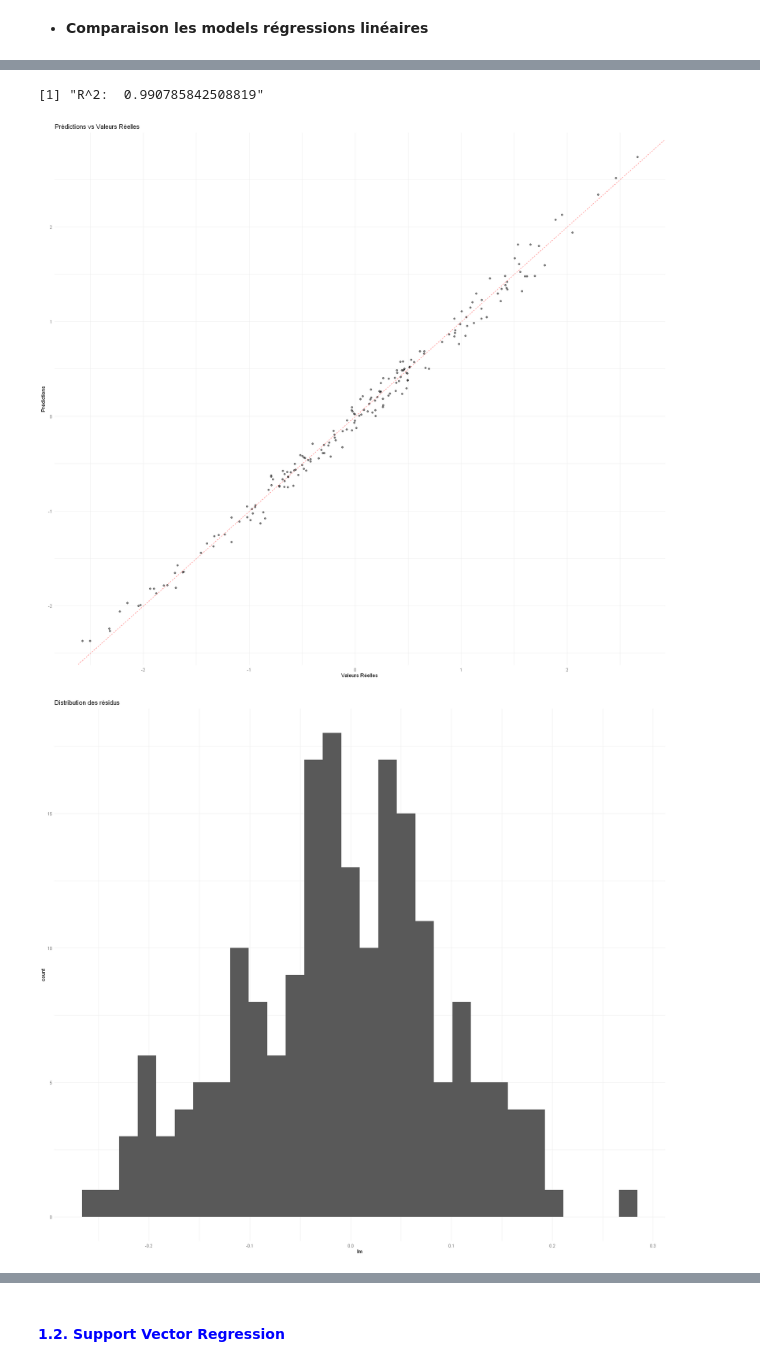
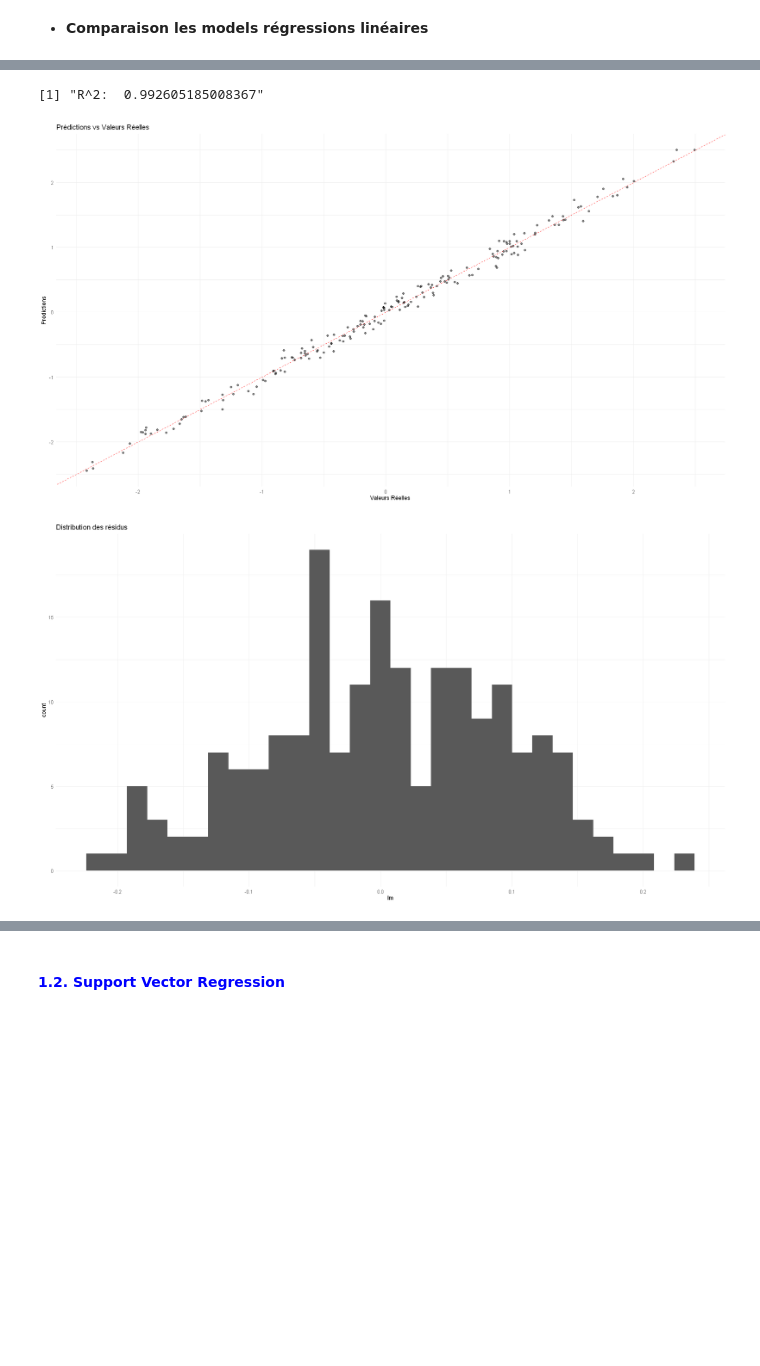
Before and after one commit to Anhquannnnnn/Machine-Learning, a Jupyter notebook: R.ipynb, the cells around one changed output, grey strips where cells are left out. Cells and saved outputs as stored; diff of their text form; code cells hidden in the pictures; blank space fills up the shorter version.

```diff
--- a/R.ipynb
+++ b/R.ipynb
@@ -415,0 +458,5 @@ summary(data)
+# %%
+cat_cols = append(cat_cols,"BMI")
+cat <- data[, cat_cols]
+num <- data[, setdiff(names(data), cat_cols)]
+num_cols <- colnames(num)
@@ -416 +467,12 @@ summary(data)
+# %%
+iso <- isolation.forest(
+    data,
+    ntrees = 100,
+    sample_size = nrow(data),
+    nthreads = 1
+  )
+
+pred <- predict(iso, data)
+threshold <- quantile(pred, 0.99)
+data = data[pred <= threshold, ]
 # %% [markdown]
@@ -427,12 +489,12 @@ train_test_split <- function(data, test_ratio){
     }
 loss_mse_calo <- function(model, test_data){
     pred = predict(model, newdata  = test_data)
-    mse = sqrt(sum((pred - test_data$S_Calories_Burned)^2))
+    mse = (mean(pred - test_data$S_Calories_Burned)^2)
     return (mse)
 }
 # preprocessing, train test split
 scaled_data = data
-scaled_data[,c(1,3:9,11:12,15)] = scale(scaled_data[,c(1,3:9,11:12,15)])
+scaled_data[,num_cols] = scale(scaled_data[,num_cols])
 splited_data = train_test_split(scaled_data, 0.2)
 train = splited_data$train
 test = splited_data$test
@@ -596,23 +658,23 @@ A data.frame: 4 × 3
 # %%
-best.lm = lm_lasso
+best.lm = lm_AIC
 # %%
 test_predicted = test
-test_predicted[, "S_Calories_Burned_pred_lm"] <- predict(best.lm,newx = model.matrix(S_Calories_Burned ~ .^2 - 1, data = test))
+test_predicted[, "S_Calories_Burned_pred_lm"] <- predict(best.lm,newdata = test)
 print(paste("R^2: ", cor(test$S_Calories_Burned, test_predicted[, "S_Calories_Burned_pred_lm"])^2))
 ggplot(data = test_predicted) +
   geom_point(aes(x = S_Calories_Burned, y = S_Calories_Burned_pred_lm), alpha = 0.5) +
   geom_abline(slope = 1, intercept = 0, color = "red", linetype = "dashed") +
   labs(title = "Prédictions vs Valeurs Réelles",
        x = "Valeurs Réelles",
        y = "Prédictions") +
   theme_minimal()
 test_residuals = data.frame(lm = test_predicted$S_Calories_Burned_pred_lm - test_predicted$S_Calories_Burned )
 colnames(test_residuals)[1] = 'lm'
 ggplot(data = test_residuals, aes(x = lm)) +
   geom_histogram(bins = 30) +
   labs(title = "Distribution des résidus")+
   theme_minimal()
 # %% [output]
-[1] "R^2:  0.990785842508819"
+[1] "R^2:  0.992605185008367"
-[figure, old version]
+[figure, new version]
-[figure, old version]
+[figure, new version]
```
Also changed, not shown: parts of 71 cells of this notebook.
